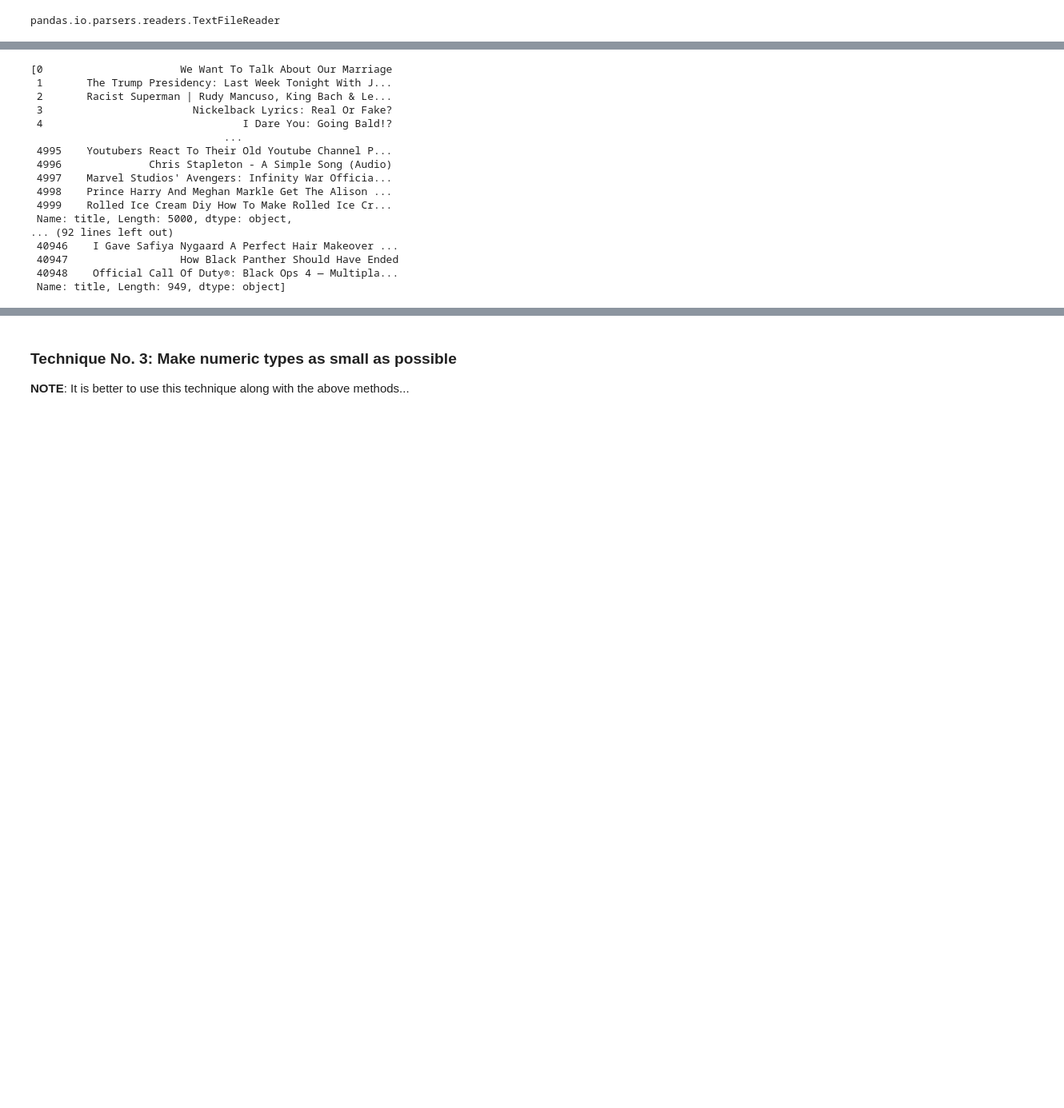
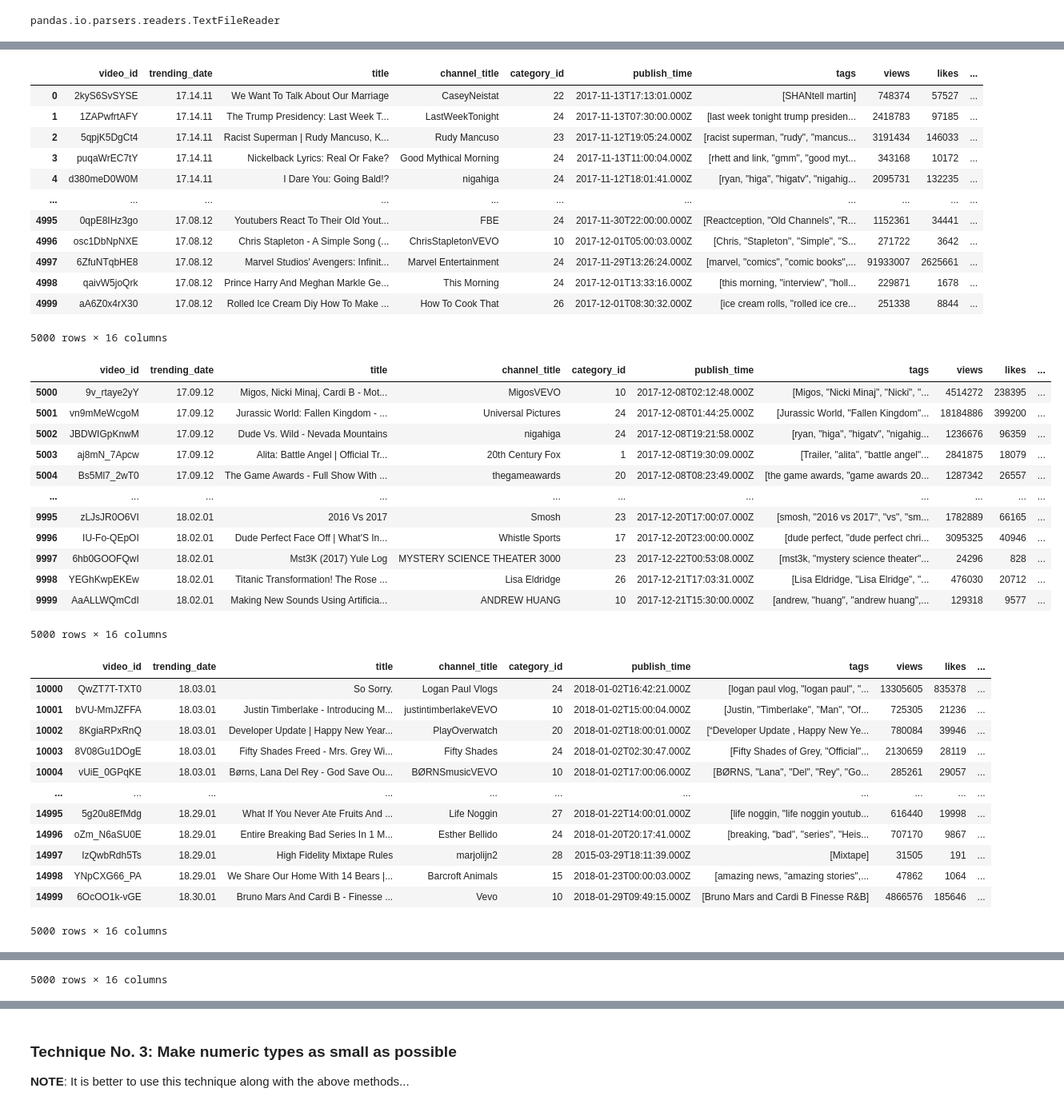
Before and after one commit to sheikhartin/notebooks-everywhere, a Jupyter notebook: Working_With_Large_Datasets_in_Pandas.ipynb, the cells around one changed output, grey strips where cells are left out. Shown at 80% size. Drawn from its saved outputs; the diff is of its cells as text; code cells hidden in the pictures; blank space fills up the shorter version.

```diff
--- a/Working_With_Large_Datasets_in_Pandas.ipynb
+++ b/Working_With_Large_Datasets_in_Pandas.ipynb
@@ -66,6 +66,3 @@ chunks = pd.read_csv('./datasets/youtube_trends_us.csv', chunksize=5000)
 type(chunks)
 # %% [output]
 pandas.io.parsers.readers.TextFileReader
-# %%
-for chunk in chunks:
-    display(chunk['title'].str.title())
@@ -181,21 +69,45 @@ Name: title, Length: 949, dtype: object
-# %%
-results = map(lambda x: x['title'].str.title(), chunks)
-list(results)
-# %% [output]
-[0                      We Want To Talk About Our Marriage
- 1       The Trump Presidency: Last Week Tonight With J...
- 2       Racist Superman | Rudy Mancuso, King Bach & Le...
- 3                        Nickelback Lyrics: Real Or Fake?
- 4                                I Dare You: Going Bald!?
-                               ...
- 4995    Youtubers React To Their Old Youtube Channel P...
- 4996              Chris Stapleton - A Simple Song (Audio)
- 4997    Marvel Studios' Avengers: Infinity War Officia...
- 4998    Prince Harry And Meghan Markle Get The Alison ...
- 4999    Rolled Ice Cream Diy How To Make Rolled Ice Cr...
- Name: title, Length: 5000, dtype: object,
-... (92 lines left out)
- 40946    I Gave Safiya Nygaard A Perfect Hair Makeover ...
- 40947                  How Black Panther Should Have Ended
- 40948    Official Call Of Duty®: Black Ops 4 — Multipla...
- Name: title, Length: 949, dtype: object]
+# %%
+for chunk in chunks:
+    chunk['title'] = chunk['title'].apply(str.title)
+    chunk['tags'] = chunk['tags'].apply(lambda x: x.split('|'))
+    display(chunk)
+# %% [output]
+|  | video_id | trending_date | title | channel_title | category_id | publish_time | tags | views | likes | ... |
+| 0 | 2kyS6SvSYSE | 17.14.11 | We Want To Talk About Our Marriage | CaseyNeistat | 22 | 2017-11-13T17:13:01.000Z | [SHANtell martin] | 748374 | 57527 | ... |
+| 1 | 1ZAPwfrtAFY | 17.14.11 | The Trump Presidency: Last Week T... | LastWeekTonight | 24 | 2017-11-13T07:30:00.000Z | [last week tonight trump presiden... | 2418783 | 97185 | ... |
+| 2 | 5qpjK5DgCt4 | 17.14.11 | Racist Superman | Rudy Mancuso, K... | Rudy Mancuso | 23 | 2017-11-12T19:05:24.000Z | [racist superman, "rudy", "mancus... | 3191434 | 146033 | ... |
+| 3 | puqaWrEC7tY | 17.14.11 | Nickelback Lyrics: Real Or Fake? | Good Mythical Morning | 24 | 2017-11-13T11:00:04.000Z | [rhett and link, "gmm", "good myt... | 343168 | 10172 | ... |
+| 4 | d380meD0W0M | 17.14.11 | I Dare You: Going Bald!? | nigahiga | 24 | 2017-11-12T18:01:41.000Z | [ryan, "higa", "higatv", "nigahig... | 2095731 | 132235 | ... |
+| ... | ... | ... | ... | ... | ... | ... | ... | ... | ... | ... |
+| 4995 | 0qpE8IHz3go | 17.08.12 | Youtubers React To Their Old Yout... | FBE | 24 | 2017-11-30T22:00:00.000Z | [Reactception, "Old Channels", "R... | 1152361 | 34441 | ... |
+| 4996 | osc1DbNpNXE | 17.08.12 | Chris Stapleton - A Simple Song (... | ChrisStapletonVEVO | 10 | 2017-12-01T05:00:03.000Z | [Chris, "Stapleton", "Simple", "S... | 271722 | 3642 | ... |
+| 4997 | 6ZfuNTqbHE8 | 17.08.12 | Marvel Studios' Avengers: Infinit... | Marvel Entertainment | 24 | 2017-11-29T13:26:24.000Z | [marvel, "comics", "comic books",... | 91933007 | 2625661 | ... |
+| 4998 | qaivW5joQrk | 17.08.12 | Prince Harry And Meghan Markle Ge... | This Morning | 24 | 2017-12-01T13:33:16.000Z | [this morning, "interview", "holl... | 229871 | 1678 | ... |
+| 4999 | aA6Z0x4rX30 | 17.08.12 | Rolled Ice Cream Diy How To Make ... | How To Cook That | 26 | 2017-12-01T08:30:32.000Z | [ice cream rolls, "rolled ice cre... | 251338 | 8844 | ... |
+5000 rows × 16 columns
+|  | video_id | trending_date | title | channel_title | category_id | publish_time | tags | views | likes | ... |
+| 5000 | 9v_rtaye2yY | 17.09.12 | Migos, Nicki Minaj, Cardi B - Mot... | MigosVEVO | 10 | 2017-12-08T02:12:48.000Z | [Migos, "Nicki Minaj", "Nicki", "... | 4514272 | 238395 | ... |
+| 5001 | vn9mMeWcgoM | 17.09.12 | Jurassic World: Fallen Kingdom - ... | Universal Pictures | 24 | 2017-12-08T01:44:25.000Z | [Jurassic World, "Fallen Kingdom"... | 18184886 | 399200 | ... |
+| 5002 | JBDWIGpKnwM | 17.09.12 | Dude Vs. Wild - Nevada Mountains | nigahiga | 24 | 2017-12-08T19:21:58.000Z | [ryan, "higa", "higatv", "nigahig... | 1236676 | 96359 | ... |
+| 5003 | aj8mN_7Apcw | 17.09.12 | Alita: Battle Angel | Official Tr... | 20th Century Fox | 1 | 2017-12-08T19:30:09.000Z | [Trailer, "alita", "battle angel"... | 2841875 | 18079 | ... |
+| 5004 | Bs5Ml7_2wT0 | 17.09.12 | The Game Awards - Full Show With ... | thegameawards | 20 | 2017-12-08T08:23:49.000Z | [the game awards, "game awards 20... | 1287342 | 26557 | ... |
+| ... | ... | ... | ... | ... | ... | ... | ... | ... | ... | ... |
+| 9995 | zLJsJR0O6VI | 18.02.01 | 2016 Vs 2017 | Smosh | 23 | 2017-12-20T17:00:07.000Z | [smosh, "2016 vs 2017", "vs", "sm... | 1782889 | 66165 | ... |
+| 9996 | IU-Fo-QEpOI | 18.02.01 | Dude Perfect Face Off | What'S In... | Whistle Sports | 17 | 2017-12-20T23:00:00.000Z | [dude perfect, "dude perfect chri... | 3095325 | 40946 | ... |
+| 9997 | 6hb0GOOFQwI | 18.02.01 | Mst3K (2017) Yule Log | MYSTERY SCIENCE THEATER 3000 | 23 | 2017-12-22T00:53:08.000Z | [mst3k, "mystery science theater"... | 24296 | 828 | ... |
+| 9998 | YEGhKwpEKEw | 18.02.01 | Titanic Transformation! The Rose ... | Lisa Eldridge | 26 | 2017-12-21T17:03:31.000Z | [Lisa Eldridge, "Lisa Elridge", "... | 476030 | 20712 | ... |
+| 9999 | AaALLWQmCdI | 18.02.01 | Making New Sounds Using Artificia... | ANDREW HUANG | 10 | 2017-12-21T15:30:00.000Z | [andrew, "huang", "andrew huang",... | 129318 | 9577 | ... |
+5000 rows × 16 columns
+|  | video_id | trending_date | title | channel_title | category_id | publish_time | tags | views | likes | ... |
+| 10000 | QwZT7T-TXT0 | 18.03.01 | So Sorry. | Logan Paul Vlogs | 24 | 2018-01-02T16:42:21.000Z | [logan paul vlog, "logan paul", "... | 13305605 | 835378 | ... |
+| 10001 | bVU-MmJZFFA | 18.03.01 | Justin Timberlake - Introducing M... | justintimberlakeVEVO | 10 | 2018-01-02T15:00:04.000Z | [Justin, "Timberlake", "Man", "Of... | 725305 | 21236 | ... |
+| 10002 | 8KgiaRPxRnQ | 18.03.01 | Developer Update | Happy New Year... | PlayOverwatch | 20 | 2018-01-02T18:00:01.000Z | [“Developer Update , Happy New Ye... | 780084 | 39946 | ... |
+| 10003 | 8V08Gu1DOgE | 18.03.01 | Fifty Shades Freed - Mrs. Grey Wi... | Fifty Shades | 24 | 2018-01-02T02:30:47.000Z | [Fifty Shades of Grey, "Official"... | 2130659 | 28119 | ... |
+| 10004 | vUiE_0GPqKE | 18.03.01 | Børns, Lana Del Rey - God Save Ou... | BØRNSmusicVEVO | 10 | 2018-01-02T17:00:06.000Z | [BØRNS, "Lana", "Del", "Rey", "Go... | 285261 | 29057 | ... |
+| ... | ... | ... | ... | ... | ... | ... | ... | ... | ... | ... |
+| 14995 | 5g20u8EfMdg | 18.29.01 | What If You Never Ate Fruits And ... | Life Noggin | 27 | 2018-01-22T14:00:01.000Z | [life noggin, "life noggin youtub... | 616440 | 19998 | ... |
+| 14996 | oZm_N6aSU0E | 18.29.01 | Entire Breaking Bad Series In 1 M... | Esther Bellido | 24 | 2018-01-20T20:17:41.000Z | [breaking, "bad", "series", "Heis... | 707170 | 9867 | ... |
+| 14997 | IzQwbRdh5Ts | 18.29.01 | High Fidelity Mixtape Rules | marjolijn2 | 28 | 2015-03-29T18:11:39.000Z | [Mixtape] | 31505 | 191 | ... |
+| 14998 | YNpCXG66_PA | 18.29.01 | We Share Our Home With 14 Bears |... | Barcroft Animals | 15 | 2018-01-23T00:00:03.000Z | [amazing news, "amazing stories",... | 47862 | 1064 | ... |
+| 14999 | 6OcOO1k-vGE | 18.30.01 | Bruno Mars And Cardi B - Finesse ... | Vevo | 10 | 2018-01-29T09:49:15.000Z | [Bruno Mars and Cardi B Finesse R&B] | 4866576 | 185646 | ... |
+5000 rows × 16 columns
@@ -201,0 +126 @@ list(results)
+5000 rows × 16 columns
```
Also changed, not shown: parts of 4 cells of this notebook.
